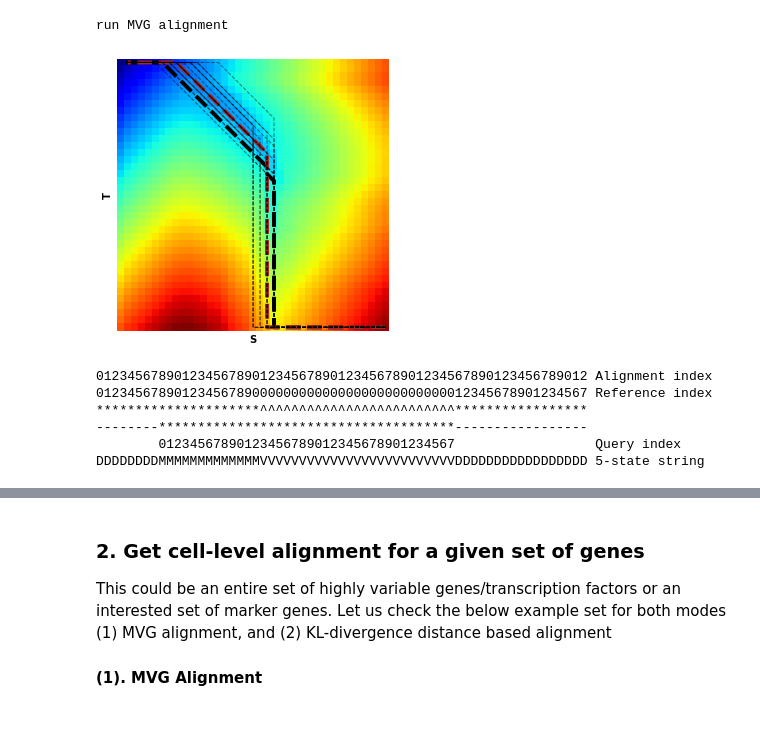
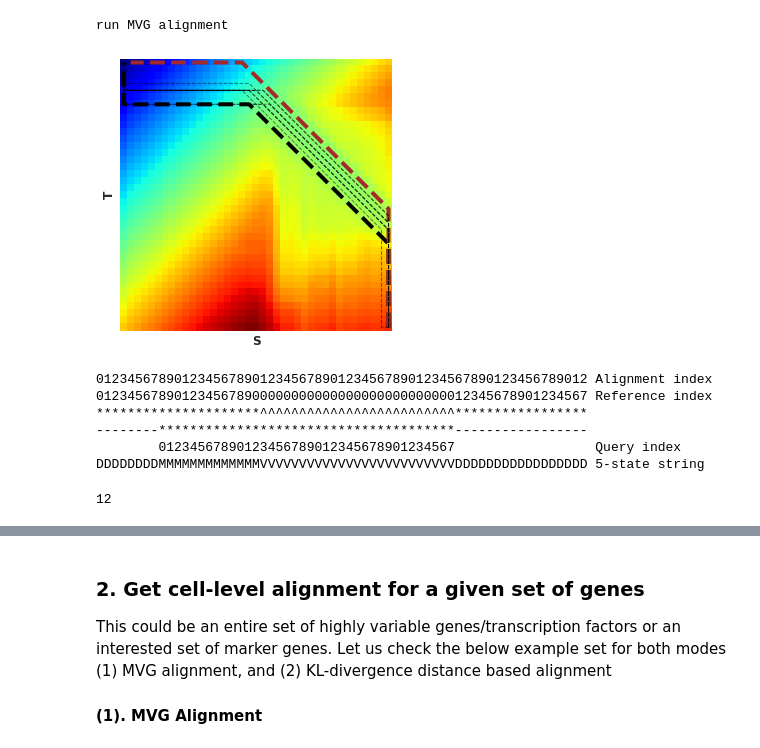
Before and after one commit to Teichlab/Genes2Genes, a Jupyter notebook: notebooks/OrgAlignTutorialNotebook_25102022.ipynb, the cells around one changed output, grey strips where cells are left out. Cells and saved outputs as stored; diff of their text form; code cells hidden in the pictures; blank space fills up the shorter version.

```diff
--- a/notebooks/OrgAlignTutorialNotebook_25102022.ipynb
+++ b/notebooks/OrgAlignTutorialNotebook_25102022.ipynb
@@ -386,0 +527,8 @@ for p in x:
+# %%
+gene_list = targets1['NF-KAPPA B SIGNALING PATHWAY']
+gene_list = np.intersect1d(adata_ref.var_names, gene_list)
+# %%
+aligner = Main.RefQueryAligner(adata_ref, adata_query, gene_list, 40)
+aligner.WEIGHT_BY_CELL_DENSITY = True
+aligner.interpolate_genes()
+aligner.align_all_pairs()
@@ -476,16 +827,16 @@ run MVG alignment
 # %%
 # plot the average alignment path (black highlighted path)
 # of a cluster along with all alignments in the cluster (dashed paths)
-aligner.plot_mvg_alignment(cluster_id=15)
+aligner.plot_mvg_alignment(cluster_id=2)
 
 # brown color highlighted dashed path is the average path in the alignment landscape
 # black color highlighted dashed path is the MVG alignment path
 # rest are the alignment paths in the cluster
 
 # plot the average alignment optimal alignment cost landscape
 #aligner.mvg_cluster_average_alignments[15].landscape_obj.plot_alignment_landscape()
 # %% [output]
-[figure, old version]
+[figure, new version]
 # %%
 # print the average alignment of the cluster
 print(aligner.mvg_cluster_average_alignments[15].al_visual)
@@ -496,3 +847,7 @@ print(aligner.mvg_cluster_average_alignments[15].al_visual)
 --------**************************************-----------------
         01234567890123456789012345678901234567                  Query index
 DDDDDDDDMMMMMMMMMMMMMVVVVVVVVVVVVVVVVVVVVVVVVVDDDDDDDDDDDDDDDDD 5-state string
+# %%
+len(aligner.mvg_cluster_average_alignments)
+# %% [output]
+12
```
Also changed, not shown: parts of 50 cells of this notebook.
